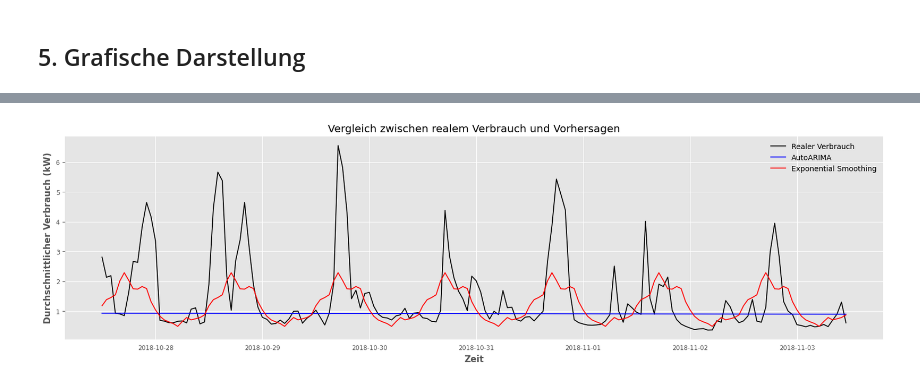
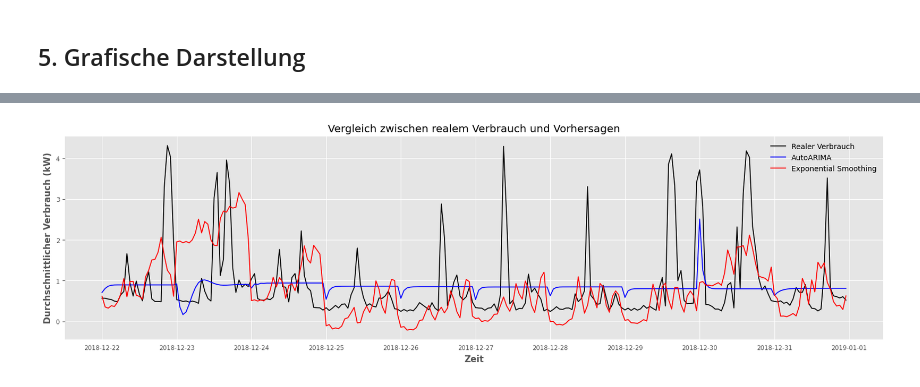
Before and after one commit to philipplandeck/energy-consumption-prediction, a Jupyter notebook: src/03-arima-prediction.ipynb, the cells around one changed output, grey strips where cells are left out. Cells and saved outputs as stored; diff of their text form; code cells hidden in the pictures.

```diff
--- a/src/03-arima-prediction.ipynb
+++ b/src/03-arima-prediction.ipynb
@@ -116,0 +130,7 @@ train_series = TimeSeries.from_series(train_data)
+# %%
+ONE_DAY = 24
+ONE_WEEK = ONE_DAY * 7
+
+tscv = TimeSeriesSplit(n_splits=10, max_train_size=ONE_WEEK, test_size=ONE_DAY)
+
+plot_cv_indices(df, tscv)
@@ -126,11 +269,6 @@ Blog post: https://robjhyndman.com/hyndsight/seasonal-periods/
 # %%
 from darts.models import AutoARIMA
 
-auto_arima_model = AutoARIMA(stationary=True, trend=None, seasonal=True,
-                             trace=True, start_p=2, max_p=3, start_q=2, max_q=2)
-
-auto_arima_model.fit(train_series)
-
-auto_arima_predictions = auto_arima_model.predict(len(test_data))
-print_metrics(test_data, auto_arima_predictions.values())
+auto_arima_model = AutoARIMA(stationary=True, trend=None, seasonal=True)
+arima_df = eval_model(df, tscv, auto_arima_model, "arima")
 # %% [output]
@@ -191,8 +299,5 @@ plt.show()
 from darts.models import ExponentialSmoothing
 
 es_model = ExponentialSmoothing(trend=None, seasonal_periods=24)
-es_model.fit(train_series)
-
-es_predictions = es_model.predict(len(test_data))
-print_metrics(test_data, es_predictions.values())
+es_df = eval_model(df, tscv, es_model, "es")
 # %% [output]
@@ -216,0 +310,4 @@ df_comp_test.head()
+# %%
+df_plot = pd.DataFrame(arima_df)
+df_plot['es_preds'] = es_df.es_preds
+df_plot.head()
@@ -217,20 +322,14 @@ df_comp_test.head()
 # %%
-datapoints_per_week = 24 * 7
-last_start_idx = len(df_comp_test) - 1 - datapoints_per_week
-start_idx = random.randint(0, last_start_idx)
-end_idx = start_idx + datapoints_per_week
-df_plot_test = df_comp_test[start_idx:end_idx]
-
 plt.figure(figsize=(20, 5))
-plt.plot(df_plot_test.index, df_plot_test.actual, color='black', label='Realer Verbrauch')
-plt.plot(df_plot_test.index, df_plot_test.auto_arima_preds, color='blue', label='AutoARIMA')
-plt.plot(df_plot_test.index, df_plot_test.es_preds, color='red', label='Exponential Smoothing')
+plt.plot(df_plot.index, df_plot.actual, color='black', label='Realer Verbrauch')
+plt.plot(df_plot.index, df_plot.arima_preds, color='blue', label='AutoARIMA')
+plt.plot(df_plot.index, df_plot.es_preds, color='red', label='Exponential Smoothing')
 plt.title('Vergleich zwischen realem Verbrauch und Vorhersagen')
 plt.xlabel('Zeit')
 plt.ylabel('Durchschnittlicher Verbrauch (kW)')
 plt.legend()
 plt.show()
 # %% [output]
-[figure, old version]
+[figure, new version]
 # %%
 # Als csv-Datei speichern
```
Also changed, not shown: parts of 23 cells of this notebook, 1 other file.
